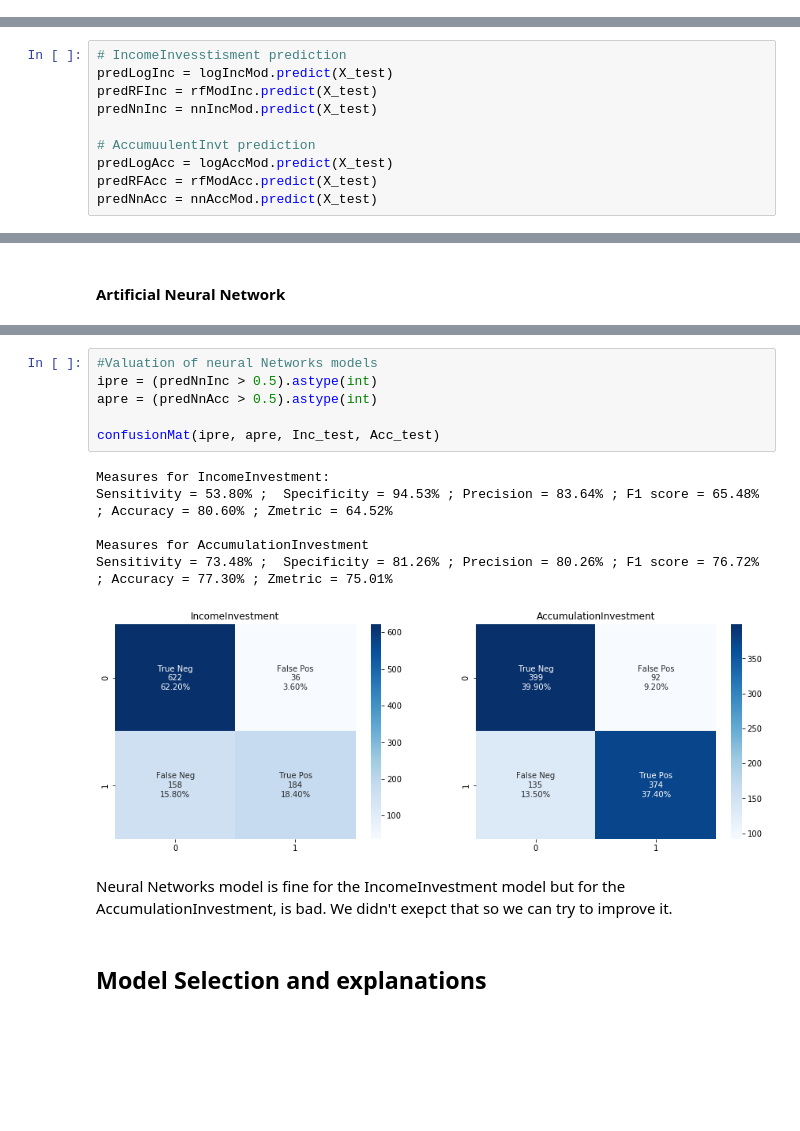
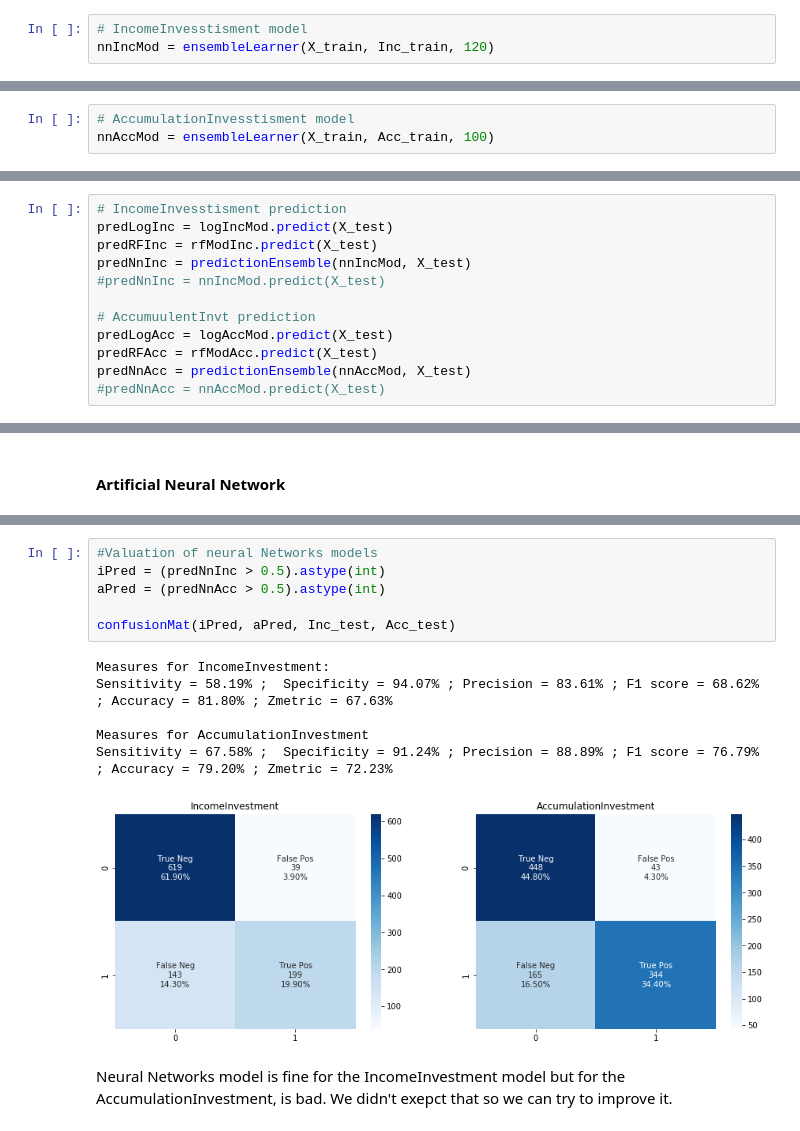
Before and after one commit to Emmalito/ML_BC2, a Jupyter notebook: src/3_Models.ipynb, the cells around one changed output, grey strips where cells are left out. Saved outputs shown, nothing was run; the diff lists cells and outputs as text; blank space fills up the shorter version.

Commit message:
Ensemble learning du ANN

```diff
--- a/src/3_Models.ipynb
+++ b/src/3_Models.ipynb
@@ -70,0 +66,3 @@ nnIncMod, nnAccMod = getANNModel(X_train, Inc_train, Acc_train)
+# %%
+# IncomeInvesstisment model
+nnIncMod = ensembleLearner(X_train, Inc_train, 120)
@@ -70,0 +75,3 @@ nnIncMod, nnAccMod = getANNModel(X_train, Inc_train, Acc_train)
+# %%
+# AccumulationInvesstisment model
+nnAccMod = ensembleLearner(X_train, Acc_train, 100)
@@ -76,12 +85,14 @@ Let us see how the model perform with the test set in order to choose our final
 # IncomeInvesstisment prediction
 predLogInc = logIncMod.predict(X_test)
 predRFInc = rfModInc.predict(X_test)
-predNnInc = nnIncMod.predict(X_test)
+predNnInc = predictionEnsemble(nnIncMod, X_test)
+#predNnInc = nnIncMod.predict(X_test)
 
 # AccumuulentInvt prediction
 predLogAcc = logAccMod.predict(X_test)
 predRFAcc = rfModAcc.predict(X_test)
-predNnAcc = nnAccMod.predict(X_test)
+predNnAcc = predictionEnsemble(nnAccMod, X_test)
+#predNnAcc = nnAccMod.predict(X_test)
 # %% [markdown]
 #### Logistic Regression
 # %%
@@ -115,17 +134,15 @@ The results of the models are very good. The precision and accuracy are very hig
 # %%
 #Valuation of neural Networks models
-ipre = (predNnInc > 0.5).astype(int)
-apre = (predNnAcc > 0.5).astype(int)
+iPred = (predNnInc > 0.5).astype(int)
+aPred = (predNnAcc > 0.5).astype(int)
 
-confusionMat(ipre, apre, Inc_test, Acc_test)
+confusionMat(iPred, aPred, Inc_test, Acc_test)
 # %% [output]
 Measures for IncomeInvestment:
-Sensitivity = 53.80% ;  Specificity = 94.53% ; Precision = 83.64% ; F1 score = 65.48% ; Accuracy = 80.60% ; Zmetric = 64.52%
+Sensitivity = 58.19% ;  Specificity = 94.07% ; Precision = 83.61% ; F1 score = 68.62% ; Accuracy = 81.80% ; Zmetric = 67.63%
 
 Measures for AccumulationInvestment
-Sensitivity = 73.48% ;  Specificity = 81.26% ; Precision = 80.26% ; F1 score = 76.72% ; Accuracy = 77.30% ; Zmetric = 75.01%
+Sensitivity = 67.58% ;  Specificity = 91.24% ; Precision = 88.89% ; F1 score = 76.79% ; Accuracy = 79.20% ; Zmetric = 72.23%
-[figure, old version]
+[figure, new version]
 # %% [markdown]
 Neural Networks model is fine for the IncomeInvestment model but for the AccumulationInvestment, is bad. We didn't exepct that so we can try to improve it.
-# %% [markdown]
-## Model Selection and explanations
```
Also changed, not shown: parts of 8 cells of this notebook, 1 other file.
